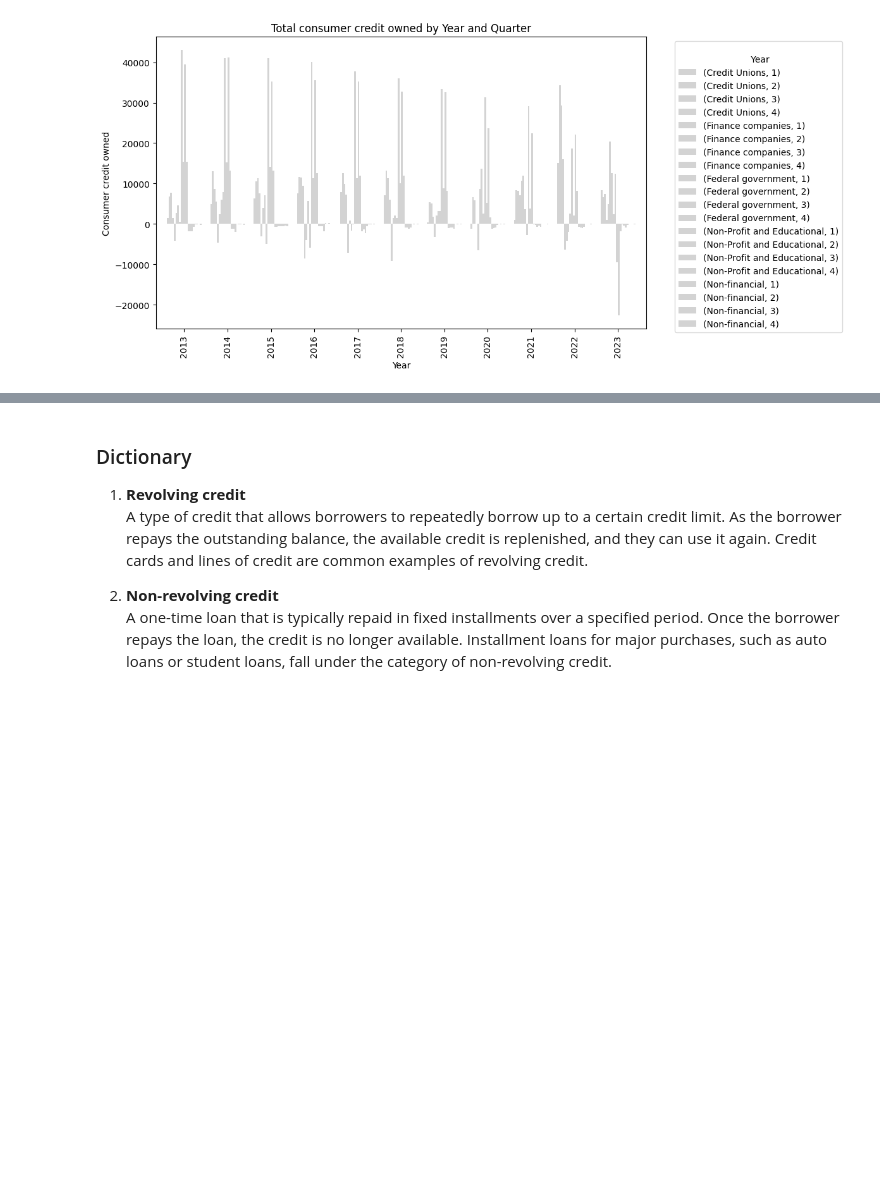
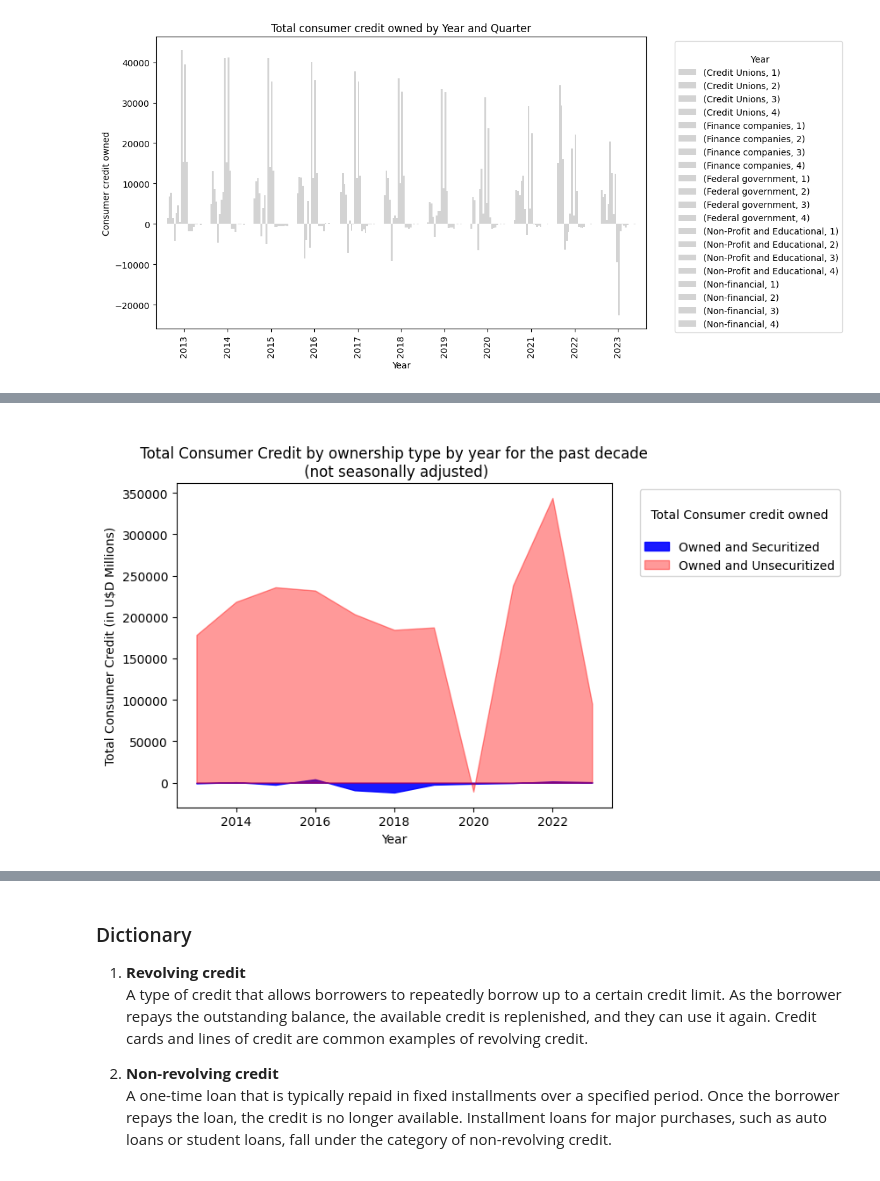
Before and after one commit to S3Stan/Federal_Reserve_Analytics, a Jupyter notebook: ConsumerCredit_NB.ipynb, the cells around one changed output, grey strips where cells are left out. Cells and saved outputs as stored; diff of their text form; code cells hidden in the pictures; blank space fills up the shorter version.

Commit message:
1. Added credit ownership plot

```diff
--- a/ConsumerCredit_NB.ipynb
+++ b/ConsumerCredit_NB.ipynb
@@ -428,0 +301,22 @@ In the following cells we will implement a decision tree model and use the model
+# %%
+# Plot 3
+# Ratio of credit owned and securitized consumer credit over credit owed for the past decade. (not seasonally adjusted)
+
+TC_ratio_grouped_data
+
+# Plot
+fig, ax = importLibrary.plt.subplots()
+ax.fill_between(TC_ratio_grouped_data['Year'], TC_ratio_grouped_data['Net Credit owned and securitized'], color='blue', alpha=0.9, label='Owned and Securitized')
+ax.fill_between(TC_ratio_grouped_data['Year'], TC_ratio_grouped_data['Net Credit owned and Unsecuritized'], color='red', alpha=0.4, label='Owned and Unsecuritized')
+
+
+# # Add labels and title
+importLibrary.plt.xlabel('Year')
+importLibrary.plt.ylabel('Total Consumer Credit (in U$D Millions)')
+importLibrary.plt.title('\n Total Consumer Credit by ownership type by year for the past decade \n (not seasonally adjusted)')
+importLibrary.plt.legend(title='\n Total Consumer credit owned \n', bbox_to_anchor=(1.05, 1), loc='upper left')
+
+# Show plot
+importLibrary.plt.show()
+# %% [output]
+[figure, added]
```
Also changed, not shown: parts of 10 cells of this notebook.
